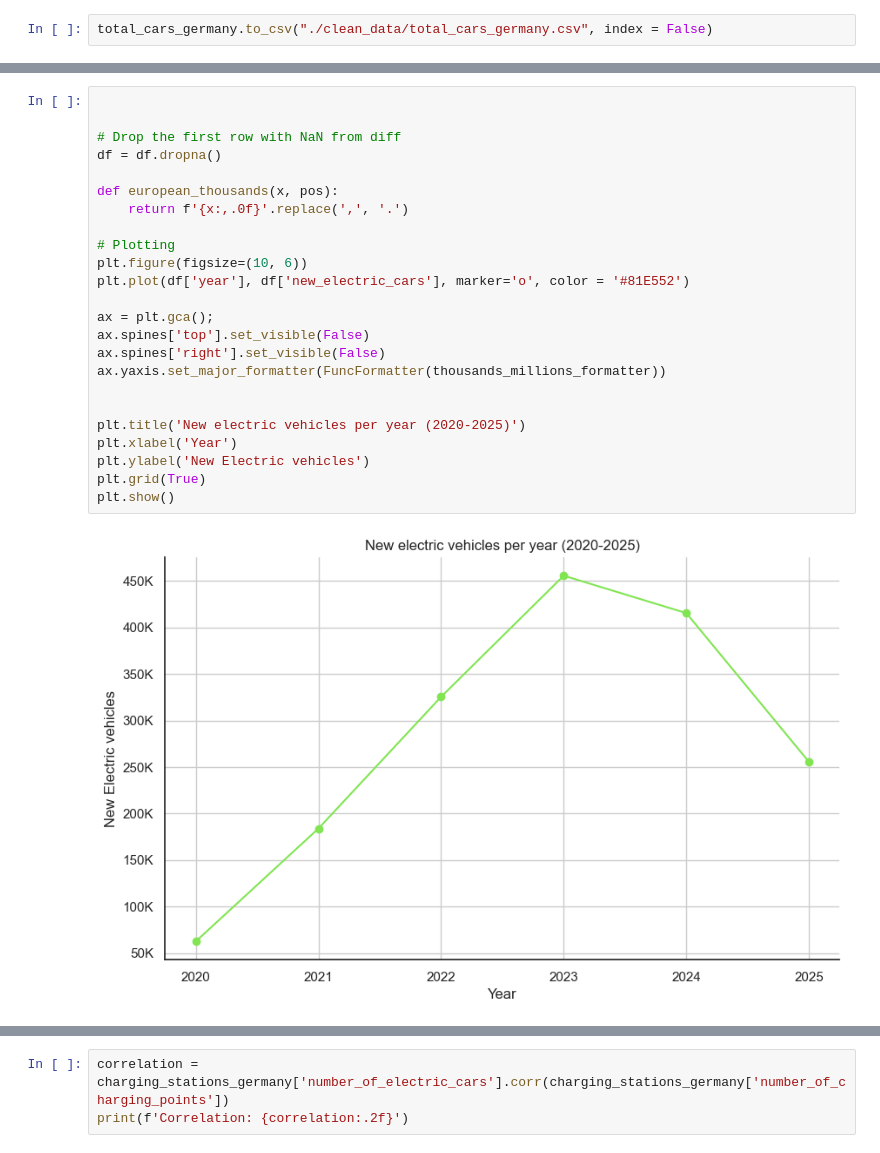
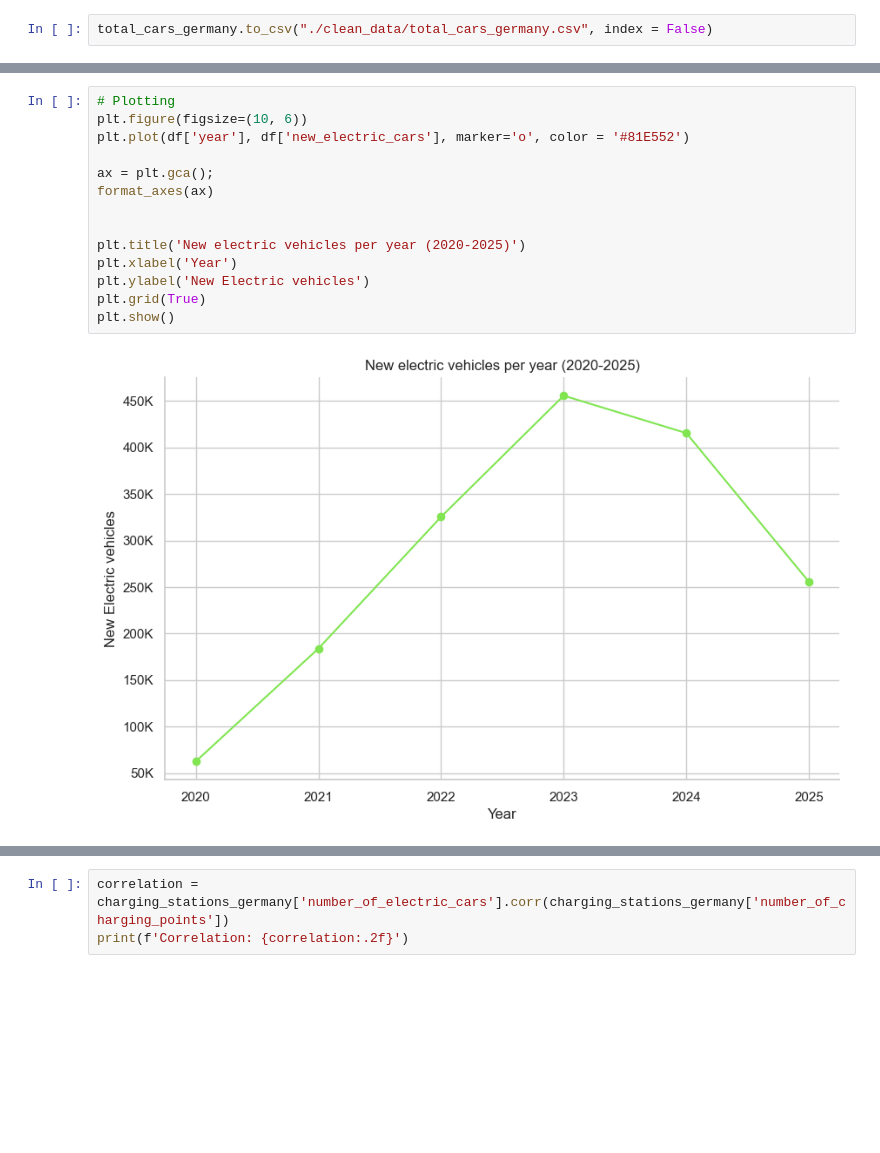
Before and after one commit to adelinerd/electric_cars, a Jupyter notebook: 3_Autos_Germany.ipynb, the cells around one changed output, grey strips where cells are left out. Cells and saved outputs as stored; diff of their text form; blank space fills up the shorter version.

```diff
--- a/3_Autos_Germany.ipynb
+++ b/3_Autos_Germany.ipynb
@@ -355,29 +311,19 @@ plt.show()
 # %%
-
-
-# Drop the first row with NaN from diff
-df = df.dropna()
-
-def european_thousands(x, pos):
-    return f'{x:,.0f}'.replace(',', '.')
-
 # Plotting
 plt.figure(figsize=(10, 6))
 plt.plot(df['year'], df['new_electric_cars'], marker='o', color = '#81E552')
 
 ax = plt.gca();
-ax.spines['top'].set_visible(False)
-ax.spines['right'].set_visible(False)
-ax.yaxis.set_major_formatter(FuncFormatter(thousands_millions_formatter))
+format_axes(ax)
 
 
 plt.title('New electric vehicles per year (2020-2025)')
 plt.xlabel('Year')
 plt.ylabel('New Electric vehicles')
 plt.grid(True)
 plt.show()
 # %% [output]
-[figure, old version]
+[figure, new version]
 # %%
 df = charging_stations_germany
 
```
Also changed, not shown: parts of 34 cells of this notebook, 12 other files.
